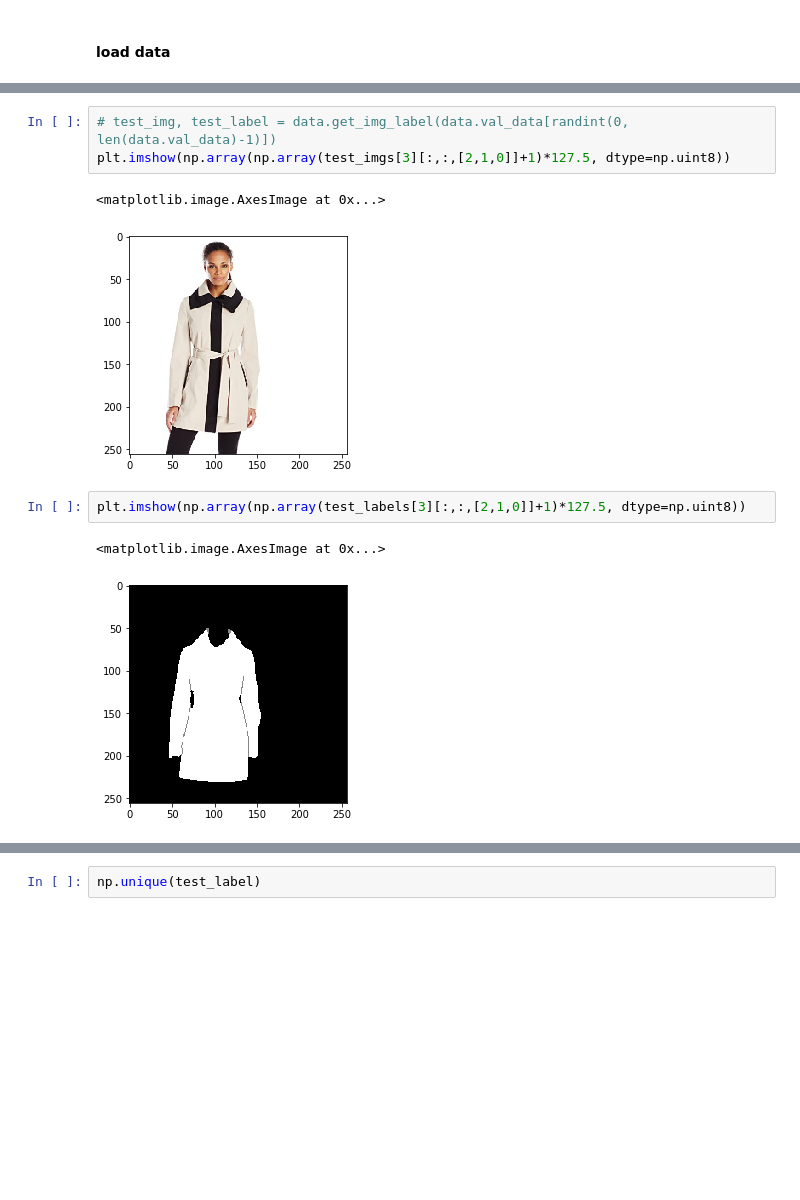
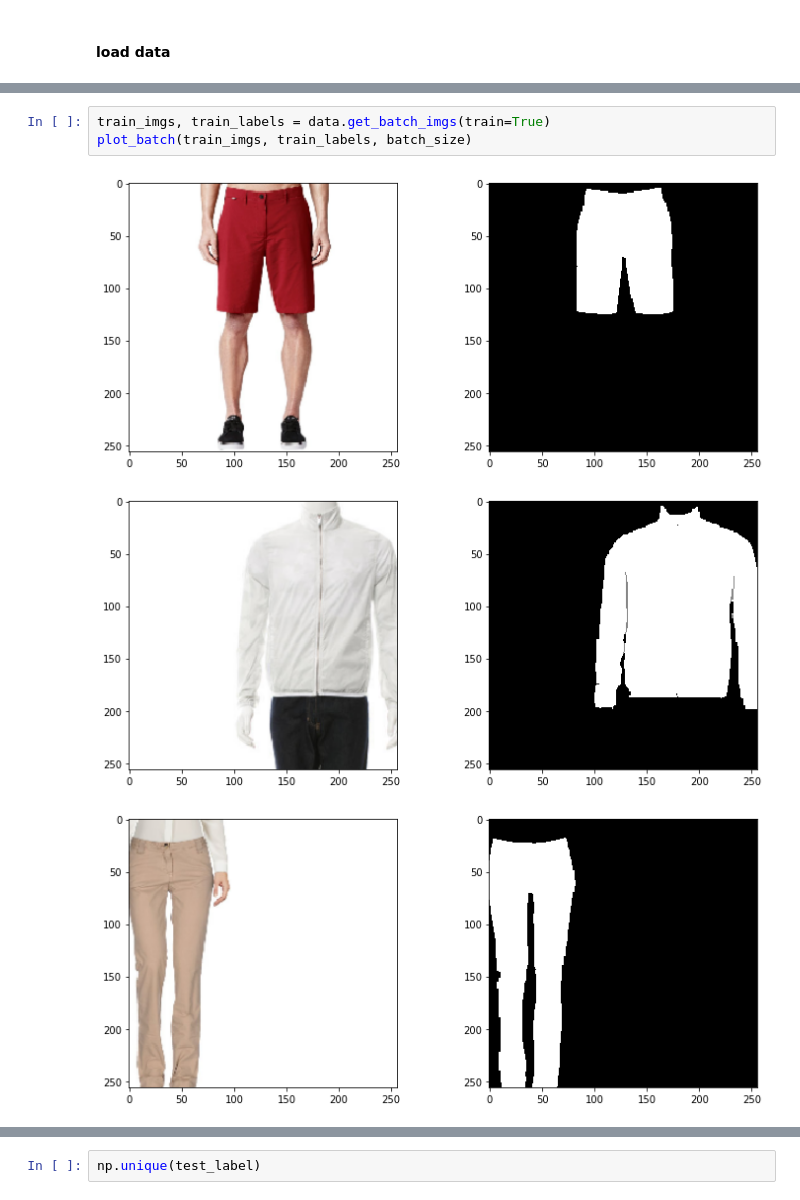
Before and after one commit to Avi-avidan/pix2pix, a Jupyter notebook: train_pix2pix.ipynb, the cells around one changed output, grey strips where cells are left out. Drawn from its saved outputs; the diff is of its cells as text; blank space fills up the shorter version.

```diff
--- a/train_pix2pix.ipynb
+++ b/train_pix2pix.ipynb
@@ -58,14 +57,10 @@ load dataset done
 data size: 33552
 in shape: [256, 256, 3] label shape: [256, 256, 3]
 [256, 256, 3] [256, 256, 3]
-# %%
-# test_img, test_label = data.get_img_label(data.val_data[randint(0, len(data.val_data)-1)])
-plt.imshow(np.array(np.array(test_imgs[3][:,:,[2,1,0]]+1)*127.5, dtype=np.uint8))
-# %% [output]
-<matplotlib.image.AxesImage at 0x...>
-[figure, removed]
-# %%
-plt.imshow(np.array(np.array(test_labels[3][:,:,[2,1,0]]+1)*127.5, dtype=np.uint8))
-# %% [output]
-<matplotlib.image.AxesImage at 0x...>
-[figure, removed]
+# %%
+train_imgs, train_labels = data.get_batch_imgs(train=True)
+plot_batch(train_imgs, train_labels, batch_size)
+# %% [output]
+[figure, added]
+[figure, added]
+[figure, added]
```
Also changed, not shown: parts of 24 cells of this notebook, 5 other files.
